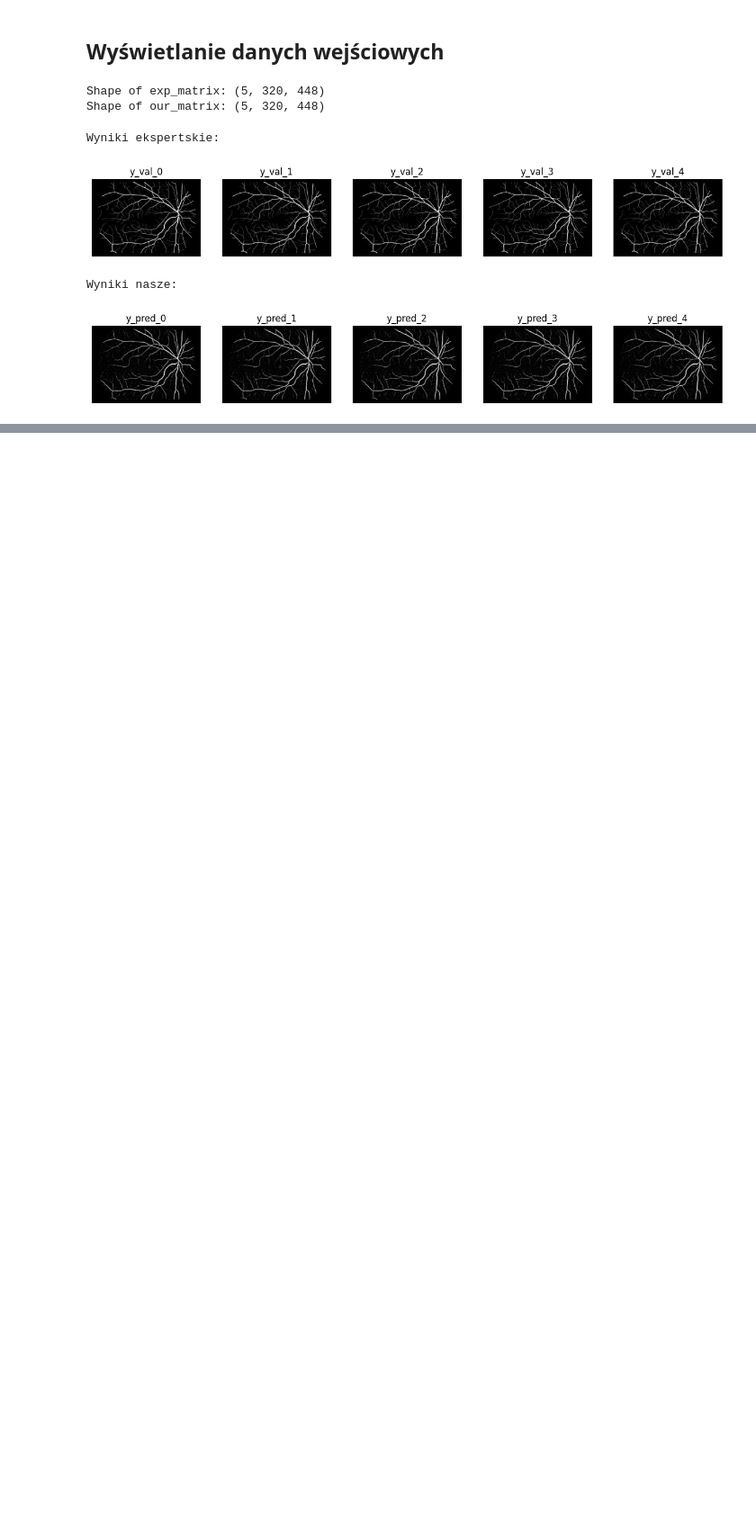
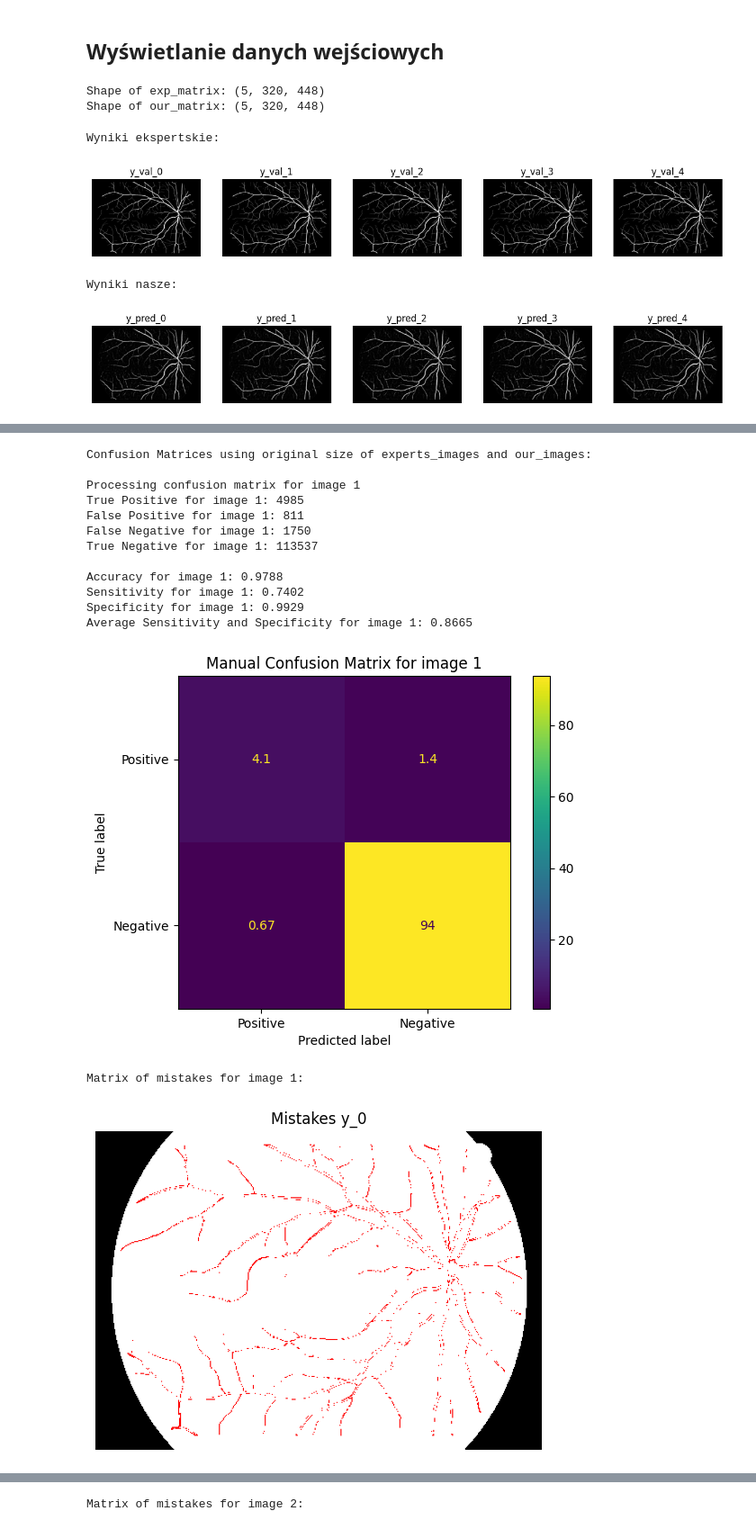
Before and after one commit to mr-SCWN/Informatyka-w-medycynie, a Jupyter notebook: Oko/Macierz pomyłek UNET.ipynb, the cells around one changed output, grey strips where cells are left out. Shown at 90% size. Cells and saved outputs as stored; diff of their text form; code cells hidden in the pictures; blank space fills up the shorter version.

```diff
--- a/Oko/Macierz pomyłek UNET.ipynb
+++ b/Oko/Macierz pomyłek UNET.ipynb
@@ -117,24 +90,0 @@ Matrix of mistakes:
-# %%
-
-from sklearn.metrics import confusion_matrix, ConfusionMatrixDisplay
-
-
-exp_matrix = np.where(exp_matrix > 127, 255, 0)
-our_matrix = np.where(our_matrix > 127, 255, 0)
-
-
-for i in range(num_images):
-    exp_flat = exp_matrix[i][mask_array == 255].flatten()
-    our_flat = our_matrix[i][mask_array == 255].flatten()
-
- #   print(f"Unique values in exp_flat for image pair {i}: {np.unique(exp_flat)}")
- #   print(f"Unique values in our_flat for image pair {i}: {np.unique(our_flat)}")
- #   print(f"Counts in exp_flat for image pair {i}: {np.bincount(exp_flat // 255)}")
- #   print(f"Counts in our_flat for image pair {i}: {np.bincount(our_flat // 255)}")
-
-    cm = confusion_matrix(exp_flat, our_flat, labels=[0, 255])
-
-    disp = ConfusionMatrixDisplay(confusion_matrix=cm, display_labels=[0, 255])
-    disp.plot(cmap='Blues')
-    plt.title(f'Confusion Matrix for Image Pair {i}')
-    plt.show()
@@ -146,0 +160,28 @@ for i in range(num_images):
+# %%
+print("Confusion Matrices using original size of experts_images and our_images:\n")
+
+mask_path = "mask/01_dr_mask.tif"
+mask_image = Image.open(mask_path).convert('L')
+
+# Apply binary threshold
+threshold = 127
+experts_images_bin = [np.where(img > threshold, 255, 0) for img in experts_images]
+our_images_bin = [np.where(img > threshold, 255, 0) for img in our_images]
+
+calculate_confusion_matrix_and_display(experts_images_bin, our_images_bin, mask_image, resize_mask=True)
+# %% [output]
+Confusion Matrices using original size of experts_images and our_images:
+
+Processing confusion matrix for image 1
+True Positive for image 1: 4985
+False Positive for image 1: 811
+False Negative for image 1: 1750
+True Negative for image 1: 113537
+
+Accuracy for image 1: 0.9788
+Sensitivity for image 1: 0.7402
+Specificity for image 1: 0.9929
+Average Sensitivity and Specificity for image 1: 0.8665
+[figure, added]
+Matrix of mistakes for image 1:
+[figure, added]
@@ -146,0 +199 @@ for i in range(num_images):
+Matrix of mistakes for image 2:
```
Also changed, not shown: parts of 16 cells of this notebook.
